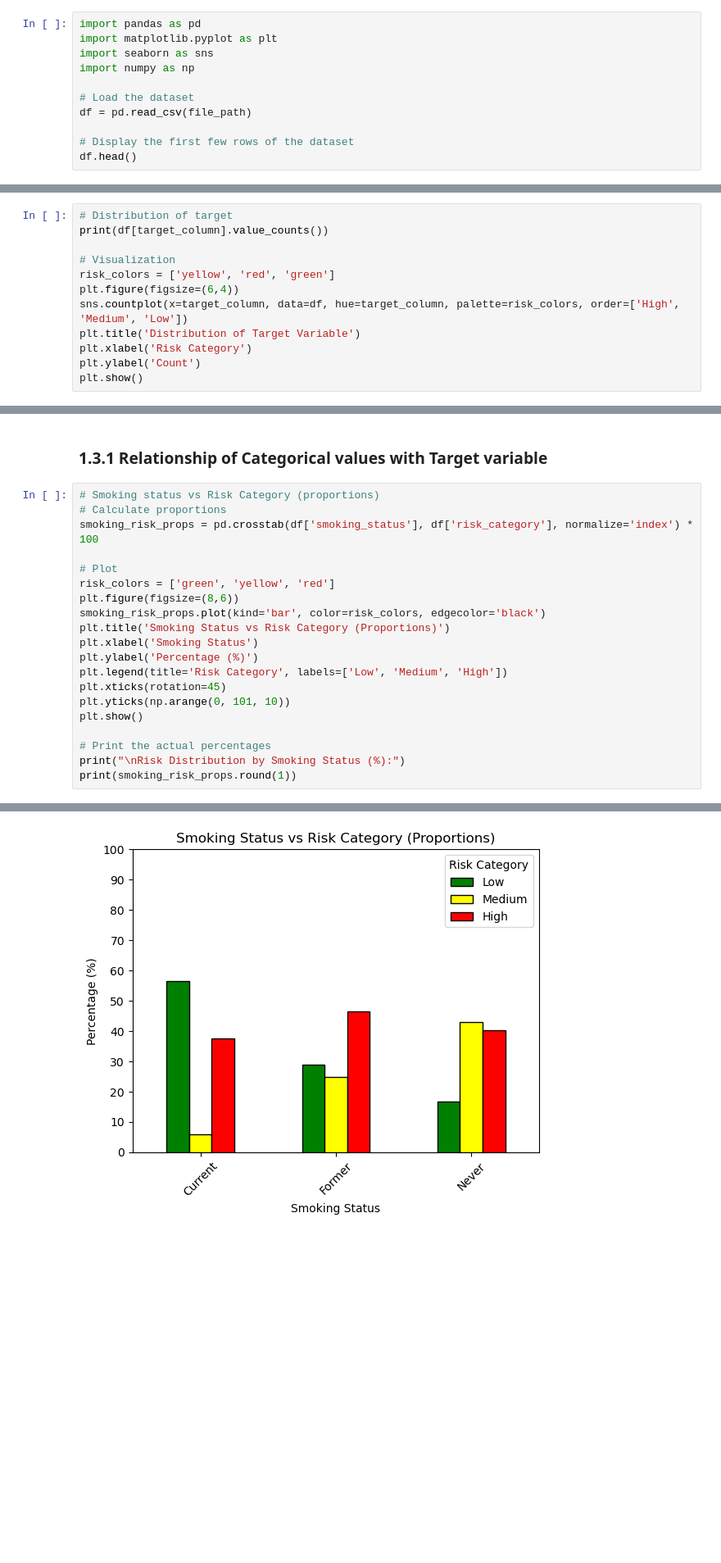
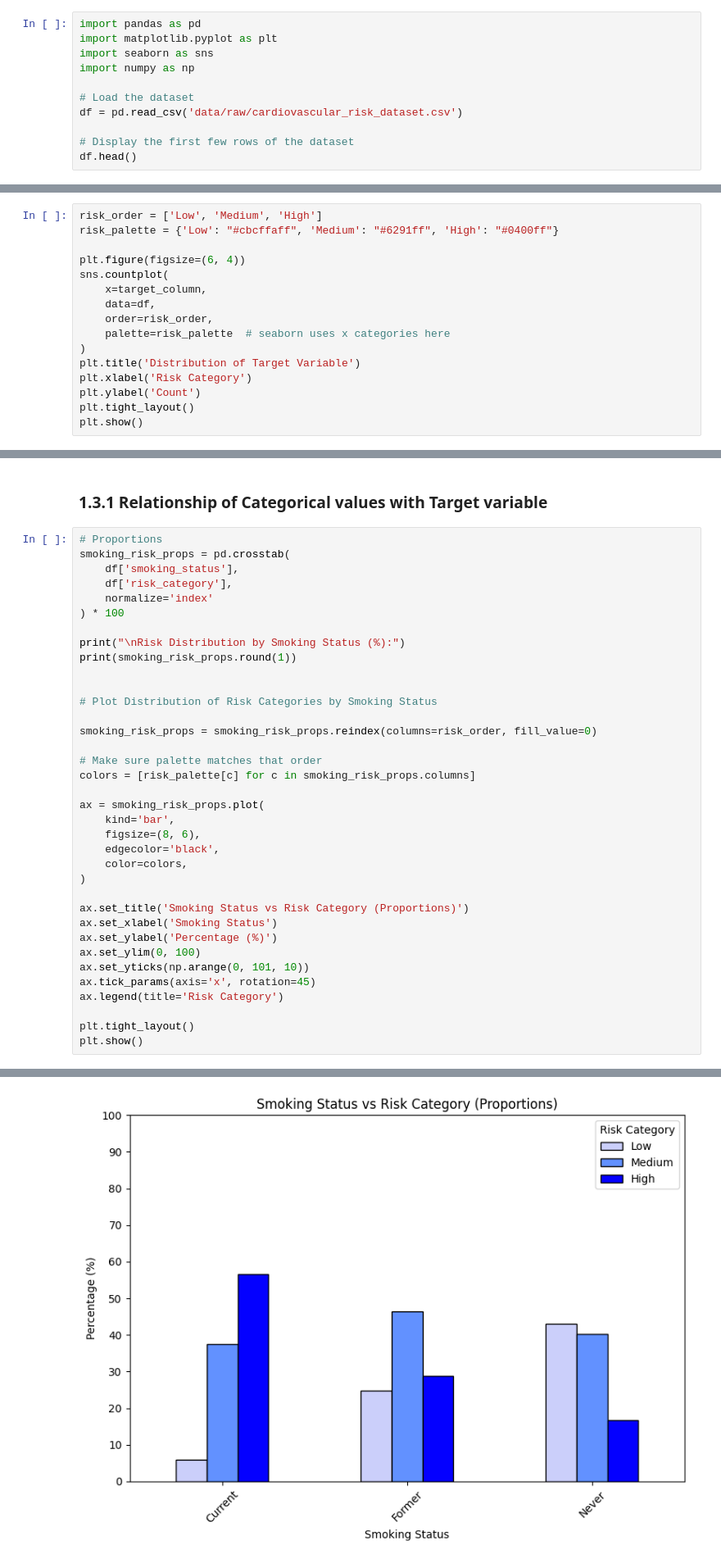
Before and after one commit to maxhaus31/Machine_Learning_HeartDiseaseDetection, a Jupyter notebook: 01_ExploratoryDataAnalysis.ipynb, the cells around one changed output, grey strips where cells are left out. Shown at 82% size. Drawn from its saved outputs; the diff is of its cells as text; blank space fills up the shorter version.

```diff
--- a/01_ExploratoryDataAnalysis.ipynb
+++ b/01_ExploratoryDataAnalysis.ipynb
@@ -12,7 +9,7 @@ import seaborn as sns
 import numpy as np
 
 # Load the dataset
-df = pd.read_csv(file_path)
+df = pd.read_csv('data/raw/cardiovascular_risk_dataset.csv')
 
 # Display the first few rows of the dataset
 df.head()
@@ -87,15 +84,19 @@ Low       1838
 High      1418
 Name: count, dtype: int64
 # %%
-# Distribution of target
-print(df[target_column].value_counts())
+risk_order = ['Low', 'Medium', 'High']
+risk_palette = {'Low': "#cbcffaff", 'Medium': "#6291ff", 'High': "#0400ff"}
 
-# Visualization
-risk_colors = ['yellow', 'red', 'green']
-plt.figure(figsize=(6,4))
-sns.countplot(x=target_column, data=df, hue=target_column, palette=risk_colors, order=['High', 'Medium', 'Low'])
+plt.figure(figsize=(6, 4))
+sns.countplot(
+    x=target_column,
+    data=df,
+    order=risk_order,
+    palette=risk_palette  # seaborn uses x categories here
+)
 plt.title('Distribution of Target Variable')
 plt.xlabel('Risk Category')
 plt.ylabel('Count')
+plt.tight_layout()
 plt.show()
 # %% [output]
@@ -211,23 +231,39 @@ Name: count, dtype: int64
 # %% [markdown]
 ### 1.3.1 Relationship of Categorical values with Target variable
 # %%
-# Smoking status vs Risk Category (proportions)
-# Calculate proportions
-smoking_risk_props = pd.crosstab(df['smoking_status'], df['risk_category'], normalize='index') * 100
+# Proportions
+smoking_risk_props = pd.crosstab(
+    df['smoking_status'],
+    df['risk_category'],
+    normalize='index'
+) * 100
 
-# Plot
-risk_colors = ['green', 'yellow', 'red']
-plt.figure(figsize=(8,6))
-smoking_risk_props.plot(kind='bar', color=risk_colors, edgecolor='black')
-plt.title('Smoking Status vs Risk Category (Proportions)')
-plt.xlabel('Smoking Status')
-plt.ylabel('Percentage (%)')
-plt.legend(title='Risk Category', labels=['Low', 'Medium', 'High'])
-plt.xticks(rotation=45)
-plt.yticks(np.arange(0, 101, 10))
-plt.show()
-
-# Print the actual percentages
 print("\nRisk Distribution by Smoking Status (%):")
 print(smoking_risk_props.round(1))
+
+
+# Plot Distribution of Risk Categories by Smoking Status
+
+smoking_risk_props = smoking_risk_props.reindex(columns=risk_order, fill_value=0)
+
+# Make sure palette matches that order
+colors = [risk_palette[c] for c in smoking_risk_props.columns]
+
+ax = smoking_risk_props.plot(
+    kind='bar',
+    figsize=(8, 6),
+    edgecolor='black',
+    color=colors,
+)
+
+ax.set_title('Smoking Status vs Risk Category (Proportions)')
+ax.set_xlabel('Smoking Status')
+ax.set_ylabel('Percentage (%)')
+ax.set_ylim(0, 100)
+ax.set_yticks(np.arange(0, 101, 10))
+ax.tick_params(axis='x', rotation=45)
+ax.legend(title='Risk Category')
+
+plt.tight_layout()
+plt.show()
 # %% [output]
@@ -235 +276 @@ print(smoking_risk_props.round(1))
-[figure, old version]
+[figure, new version]
```
Also changed, not shown: parts of 15 cells of this notebook.
